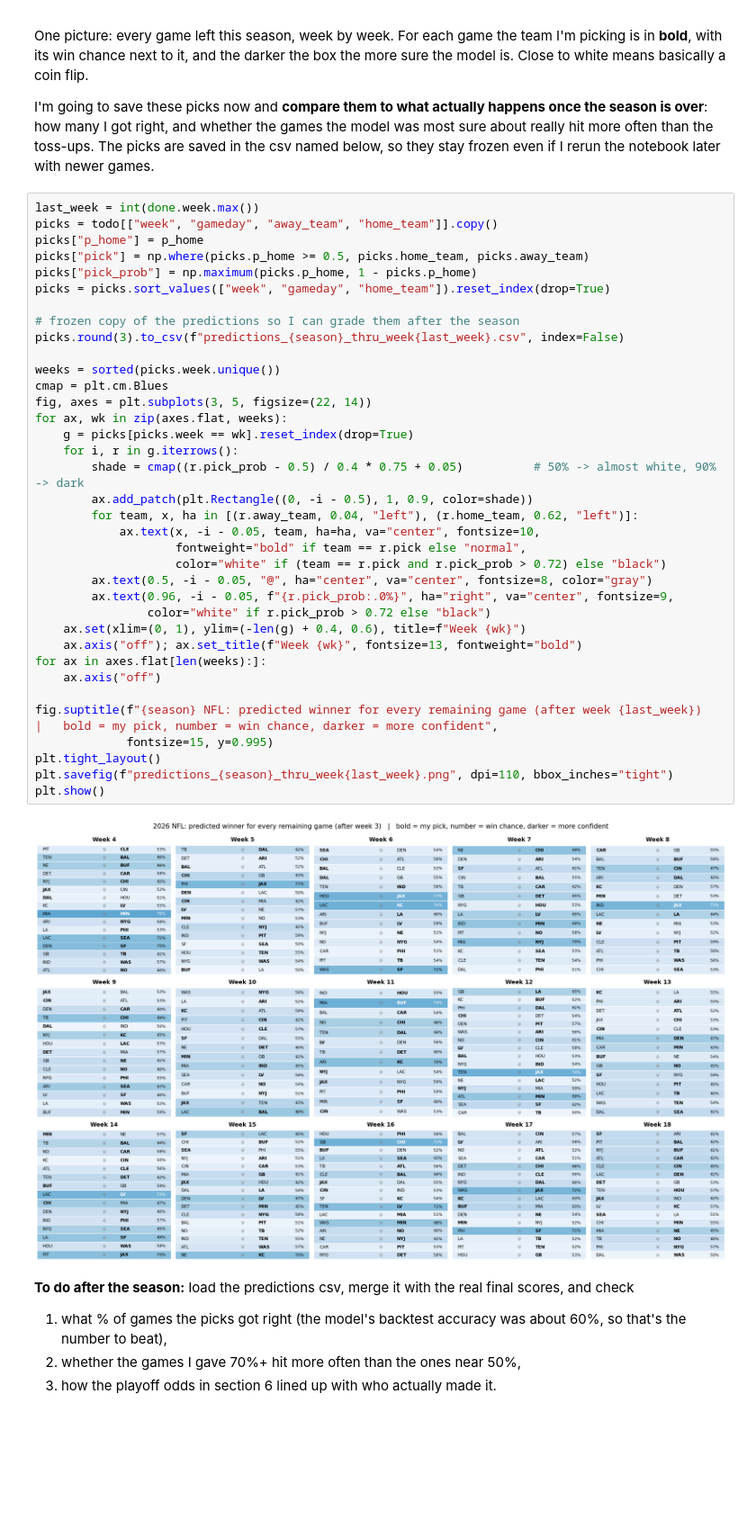
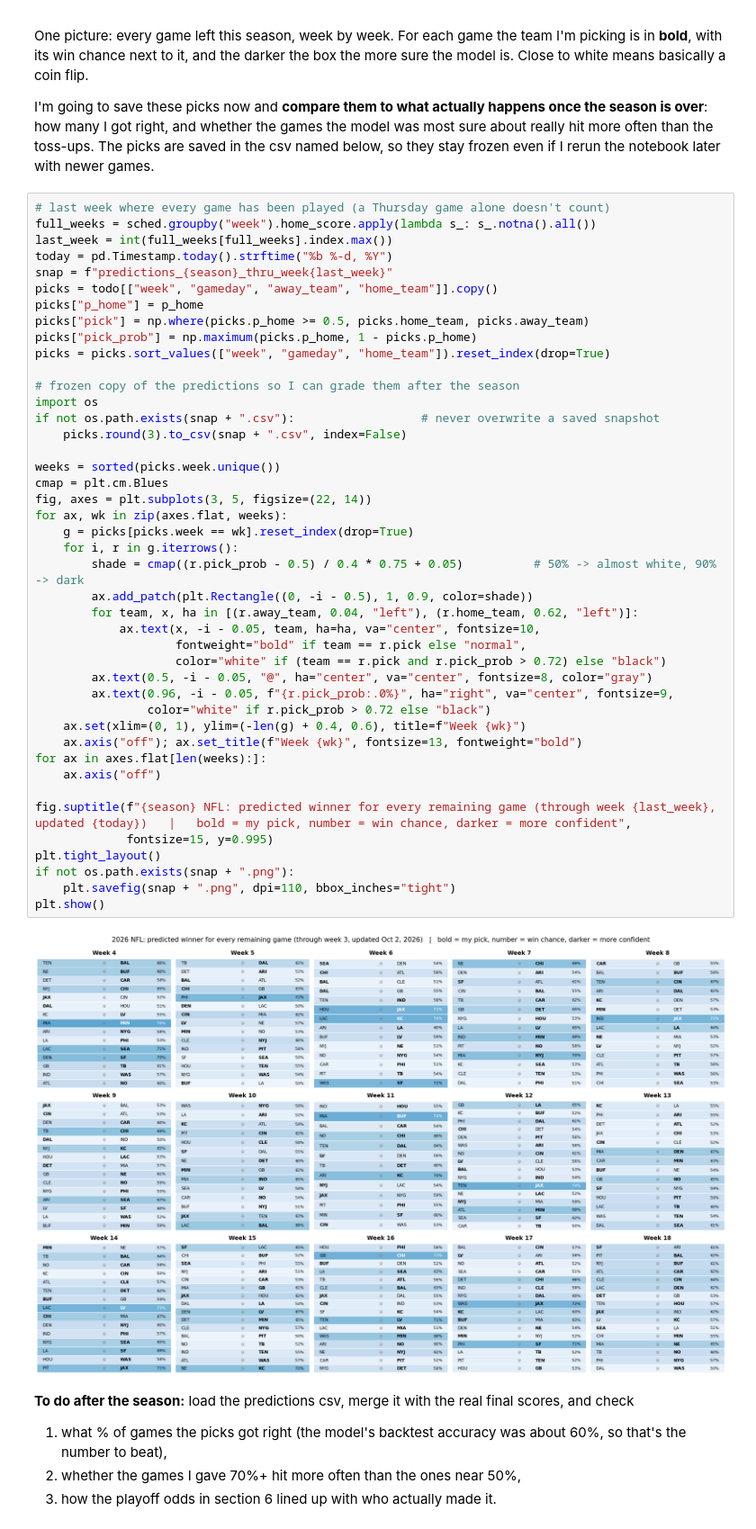
Before and after one commit to raghavv-711/nfl-pythagorean-expectation, a Jupyter notebook: NFL Pythagorean Expectation.ipynb, the cells around one changed output. Shown at 90% size. Cells and saved outputs as stored; diff of their text form; blank space fills up the shorter version.

Commit message:
Add last-updated badge and protect saved prediction snapshots

```diff
--- a/NFL Pythagorean Expectation.ipynb
+++ b/NFL Pythagorean Expectation.ipynb
@@ -303,43 +303,50 @@ One picture: every game left this season, week by week. For each game the team I
 
 I'm going to save these picks now and **compare them to what actually happens once the season is over**: how many I got right, and whether the games the model was most sure about really hit more often than the toss-ups. The picks are saved in the csv named below, so they stay frozen even if I rerun the notebook later with newer games.
 # %%
-last_week = int(done.week.max())
+# last week where every game has been played (a Thursday game alone doesn't count)
+full_weeks = sched.groupby("week").home_score.apply(lambda s_: s_.notna().all())
+last_week = int(full_weeks[full_weeks].index.max())
+today = pd.Timestamp.today().strftime("%b %-d, %Y")
+snap = f"predictions_{season}_thru_week{last_week}"
 picks = todo[["week", "gameday", "away_team", "home_team"]].copy()
 picks["p_home"] = p_home
 picks["pick"] = np.where(picks.p_home >= 0.5, picks.home_team, picks.away_team)
 picks["pick_prob"] = np.maximum(picks.p_home, 1 - picks.p_home)
 picks = picks.sort_values(["week", "gameday", "home_team"]).reset_index(drop=True)
 
 # frozen copy of the predictions so I can grade them after the season
-picks.round(3).to_csv(f"predictions_{season}_thru_week{last_week}.csv", index=False)
+import os
+if not os.path.exists(snap + ".csv"):                  # never overwrite a saved snapshot
+    picks.round(3).to_csv(snap + ".csv", index=False)
 
 weeks = sorted(picks.week.unique())
 cmap = plt.cm.Blues
 fig, axes = plt.subplots(3, 5, figsize=(22, 14))
 for ax, wk in zip(axes.flat, weeks):
     g = picks[picks.week == wk].reset_index(drop=True)
     for i, r in g.iterrows():
         shade = cmap((r.pick_prob - 0.5) / 0.4 * 0.75 + 0.05)          # 50% -> almost white, 90% -> dark
         ax.add_patch(plt.Rectangle((0, -i - 0.5), 1, 0.9, color=shade))
         for team, x, ha in [(r.away_team, 0.04, "left"), (r.home_team, 0.62, "left")]:
             ax.text(x, -i - 0.05, team, ha=ha, va="center", fontsize=10,
                     fontweight="bold" if team == r.pick else "normal",
                     color="white" if (team == r.pick and r.pick_prob > 0.72) else "black")
         ax.text(0.5, -i - 0.05, "@", ha="center", va="center", fontsize=8, color="gray")
         ax.text(0.96, -i - 0.05, f"{r.pick_prob:.0%}", ha="right", va="center", fontsize=9,
                 color="white" if r.pick_prob > 0.72 else "black")
     ax.set(xlim=(0, 1), ylim=(-len(g) + 0.4, 0.6), title=f"Week {wk}")
     ax.axis("off"); ax.set_title(f"Week {wk}", fontsize=13, fontweight="bold")
 for ax in axes.flat[len(weeks):]:
     ax.axis("off")
 
-fig.suptitle(f"{season} NFL: predicted winner for every remaining game (after week {last_week})   |   bold = my pick, number = win chance, darker = more confident",
+fig.suptitle(f"{season} NFL: predicted winner for every remaining game (through week {last_week}, updated {today})   |   bold = my pick, number = win chance, darker = more confident",
              fontsize=15, y=0.995)
 plt.tight_layout()
-plt.savefig(f"predictions_{season}_thru_week{last_week}.png", dpi=110, bbox_inches="tight")
+if not os.path.exists(snap + ".png"):
+    plt.savefig(snap + ".png", dpi=110, bbox_inches="tight")
 plt.show()
 # %% [output]
-[figure, old version]
+[figure, new version]
 # %% [markdown]
 **To do after the season:** load the predictions csv, merge it with the real final scores, and check
 1. what % of games the picks got right (the model's backtest accuracy was about 60%, so that's the number to beat),
```
Also changed, not shown: parts of 5 cells of this notebook, 3 other files.
